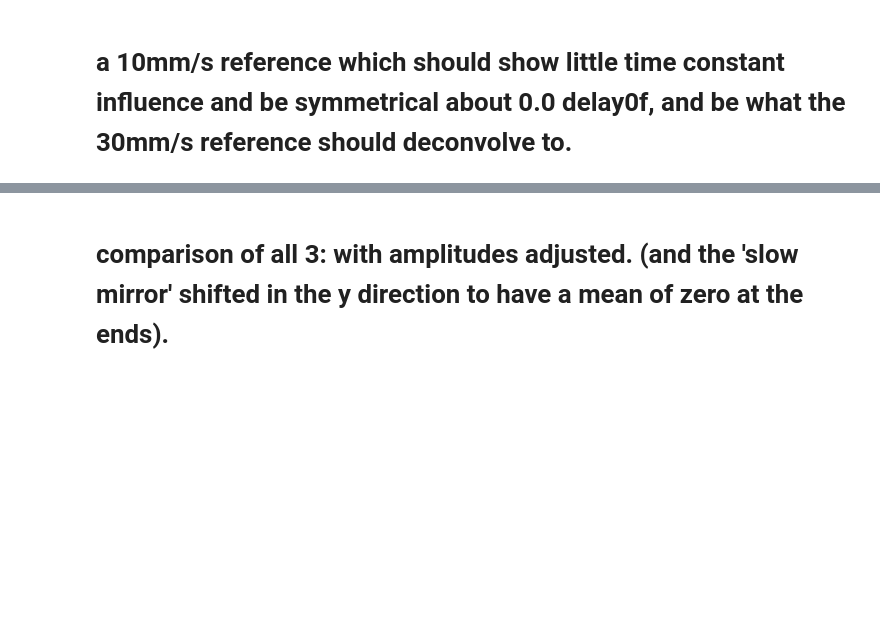
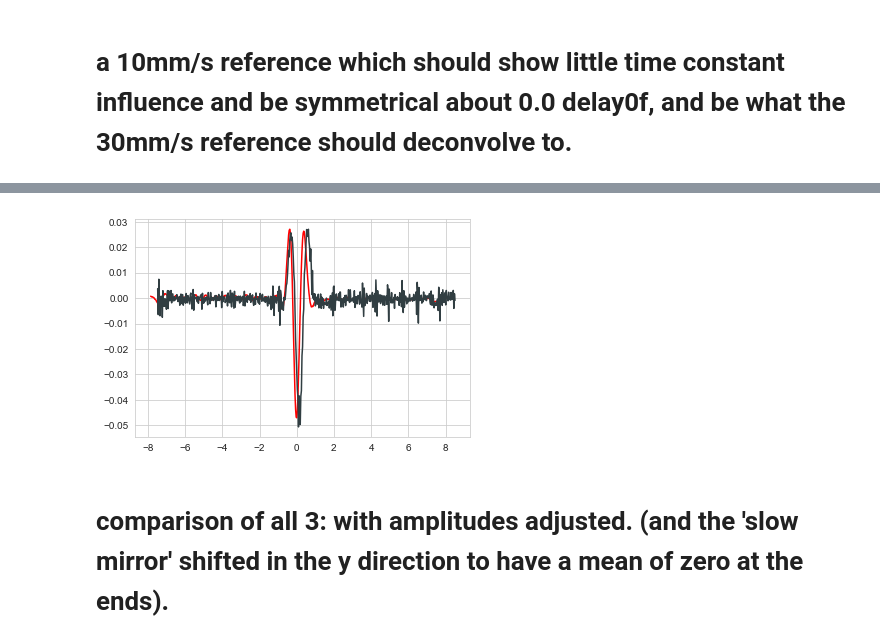
Before and after one commit to miramliu/FTS-Simulation, a Jupyter notebook: TimeConstantFit.ipynb, the cells around one changed output, grey strips where cells are left out. Drawn from its saved outputs; the diff is of its cells as text; code cells hidden in the pictures; blank space fills up the shorter version.

```diff
--- a/TimeConstantFit.ipynb
+++ b/TimeConstantFit.ipynb
@@ -190,3 +189,11 @@ pl.show()
+# %%
+# SHIFT DOWN TO ZERO
+D3 = D2-0.00195
+pl.plot(ddd2,D3,color='red')
+pl.plot(ddd,yint*(max(D3)/max(yint)), label = 'Deconvolved interferogram')
+pl.show()
+# %% [output]
+[figure, added]
 # %% [markdown]
 # comparison of all 3: with amplitudes adjusted. (and the 'slow mirror' shifted in the y direction to have a mean of zero at the ends).
 # %%
```
Also changed, not shown: parts of 5 cells of this notebook.
